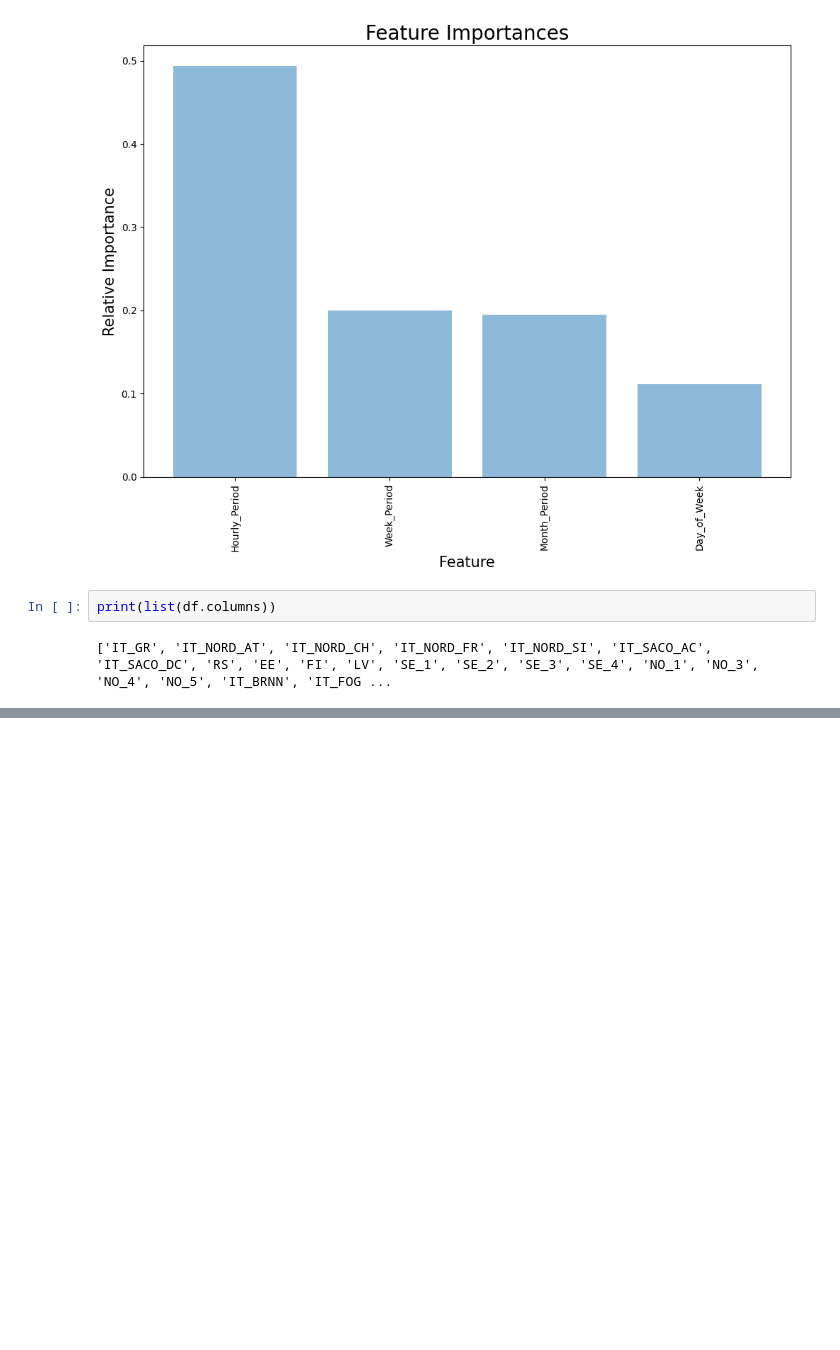
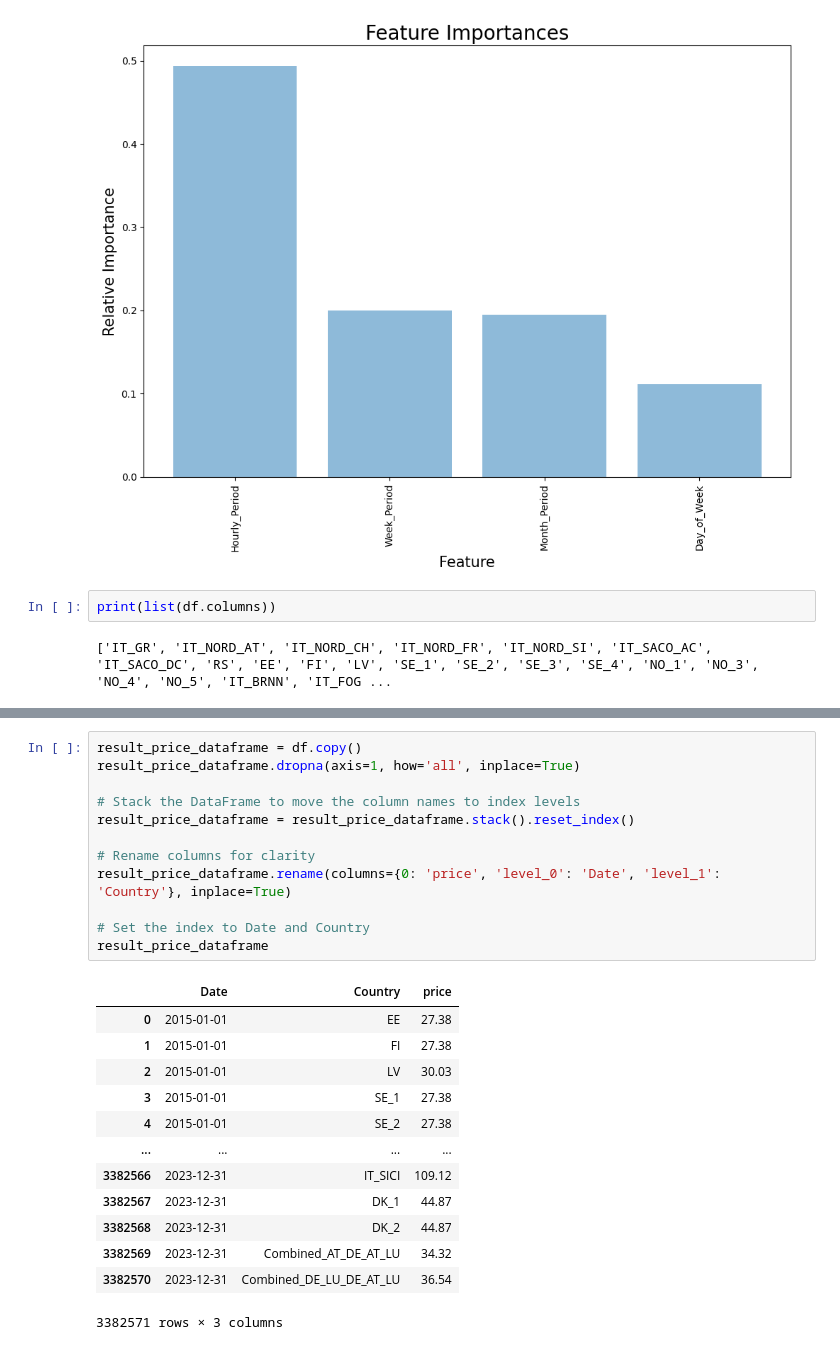
Before and after one commit to hertiemlteam/machine_learning, a Jupyter notebook: machine_learning_energy_forest.ipynb, the cells around one changed output, grey strips where cells are left out. Saved outputs shown, nothing was run; the diff lists cells and outputs as text; blank space fills up the shorter version.

```diff
--- a/machine_learning_energy_forest.ipynb
+++ b/machine_learning_energy_forest.ipynb
@@ -308,0 +296,26 @@ df_with_dummies.head()
+# %%
+result_price_dataframe = df.copy()
+result_price_dataframe.dropna(axis=1, how='all', inplace=True)
+
+# Stack the DataFrame to move the column names to index levels
+result_price_dataframe = result_price_dataframe.stack().reset_index()
+
+# Rename columns for clarity
+result_price_dataframe.rename(columns={0: 'price', 'level_0': 'Date', 'level_1': 'Country'}, inplace=True)
+
+# Set the index to Date and Country
+result_price_dataframe
+# %% [output]
+|  | Date | Country | price |
+| 0 | 2015-01-01 | EE | 27.38 |
+| 1 | 2015-01-01 | FI | 27.38 |
+| 2 | 2015-01-01 | LV | 30.03 |
+| 3 | 2015-01-01 | SE_1 | 27.38 |
+| 4 | 2015-01-01 | SE_2 | 27.38 |
+| ... | ... | ... | ... |
+| 3382566 | 2023-12-31 | IT_SICI | 109.12 |
+| 3382567 | 2023-12-31 | DK_1 | 44.87 |
+| 3382568 | 2023-12-31 | DK_2 | 44.87 |
+| 3382569 | 2023-12-31 | Combined_AT_DE_AT_LU | 34.32 |
+| 3382570 | 2023-12-31 | Combined_DE_LU_DE_AT_LU | 36.54 |
+3382571 rows × 3 columns
```
Also changed, not shown: parts of 20 cells of this notebook, 3 other files.
